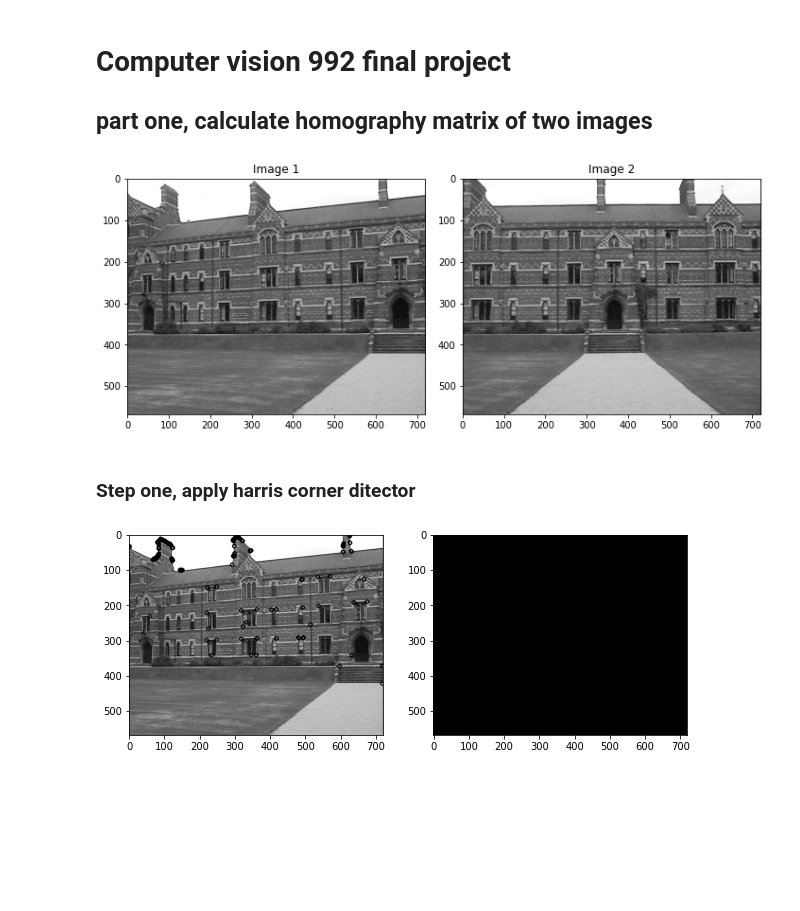
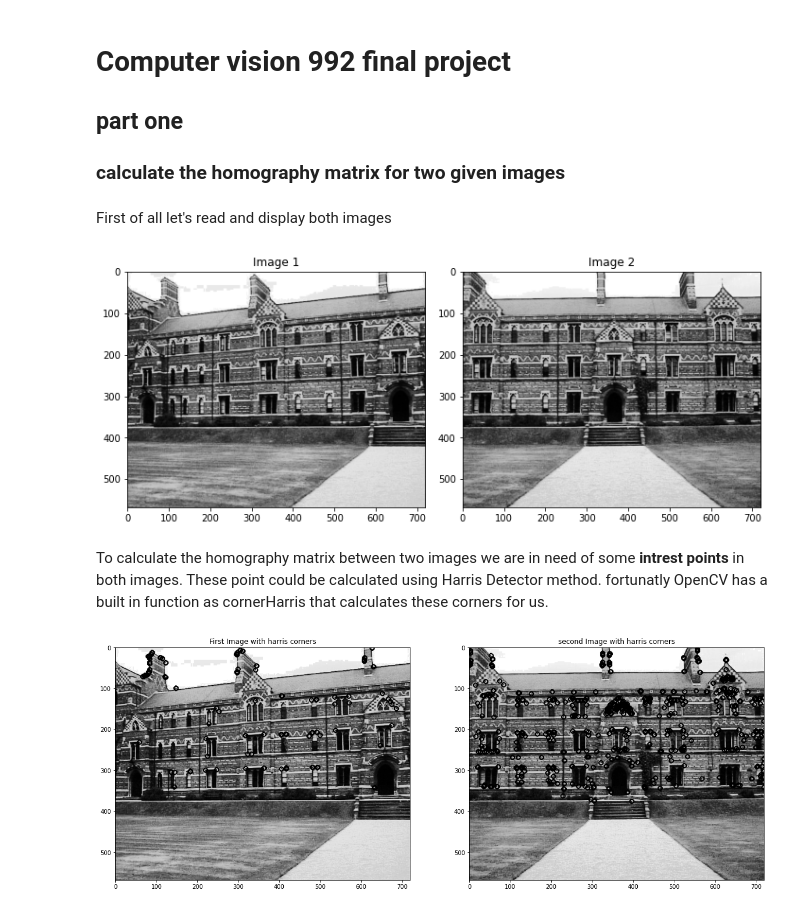
Before and after one commit to mralinp/computer-vision-992, a Jupyter notebook: project/homography-matrix.ipynb, the cells around one changed output. Drawn from its saved outputs; the diff is of its cells as text; code cells hidden in the pictures; blank space fills up the shorter version.

Commit message:
added intrest points

```diff
--- a/project/homography-matrix.ipynb
+++ b/project/homography-matrix.ipynb
@@ -1,13 +1,18 @@
 # %% [markdown]
 # Computer vision 992 final project
-## part one, calculate homography matrix of two images
+## part one
+### calculate the homography matrix for two given images
 # %%
 import cv2 as cv
 import numpy as np
 import matplotlib.pyplot as plt
+# %% [markdown]
+First of all let's read and display both images
 # %%
 img1 = cv.imread("./images/building1.jpg", cv.IMREAD_GRAYSCALE)
 img2 = cv.imread("./images/building2.jpg", cv.IMREAD_GRAYSCALE)
+img1 = cv.equalizeHist(img1)
+img2 = cv.equalizeHist(img2)
 plt.figure(figsize=(10,10))
 plt.subplot(1,2,1)
 plt.imshow(img1, cmap="gray")
@@ -18,43 +23,52 @@ plt.title("Image 2")
 plt.tight_layout()
 plt.show()
 # %% [output]
-[figure, old version]
+[figure, new version]
-# %% [markdown]
-### Step one, apply harris corner ditector
+# %% [markdown]
+To calculate the homography matrix between two images we are in need of some **intrest points** in both images. These point could be calculated using Harris Detector method. fortunatly OpenCV has a built in function as cornerHarris that calculates these corners for us.
 # %%
-threshold = 85
+# Thresholds
+threshold = 110
 # Detector parameters
 blockSize = 2
 apertureSize = 3
 k = 0.04
 # Detecting corners
 dst1 = cv.cornerHarris(img1, blockSize, apertureSize, k)
 dst2 = cv.cornerHarris(img2, blockSize, apertureSize, k)
 # Normalizing
 dst_norm1 = np.empty(dst1.shape, dtype=np.float32)
 dst_norm2 = np.empty(dst2.shape, dtype=np.float32)
-
-cv.normalize(dst1, dst_norm1, alpha=0, beta=255, norm_type=cv.NORM_MINMAX)
-cv.normalize(dst2, dst_norm2, alpha=0, beta=255, norm_type=cv.NORM_MINMAX)
+# Normalization
+dst_norm1 = cv.normalize(dst1, dst_norm1, alpha=0, beta=255, norm_type=cv.NORM_MINMAX)
+dst_norm2 = cv.normalize(dst2, dst_norm2, alpha=0, beta=255, norm_type=cv.NORM_MINMAX)
 
 dst_norm_scaled1 = cv.convertScaleAbs(dst_norm1)
 dst_norm_scaled2 = cv.convertScaleAbs(dst_norm2)
 
-# Drawing a circle around corners
+img1_cpy = np.array(img1)
+img2_cpy = np.array(img2)
+
+# Drawing a circle around corners around first image
 for i in range(dst_norm1.shape[0]):
     for j in range(dst_norm1.shape[1]):
-        if int(dst_norm1[i,j]) > threshold:
-            cv.circle(img1, (j,i), 5, (0), 2)
+        if dst_norm1[i,j] > threshold:
+            cv.circle(img1_cpy, (j,i), 5, (0), 2)
+
+# Drawing a circle around corners in second image
 for i in range(dst_norm2.shape[0]):
     for j in range(dst_norm2.shape[1]):
-        if int(dst_norm2[i,j]) > threshold:
-            cv.circle(img2, (j,i), 5, (0), 2)
+        if dst_norm2[i,j] > threshold:
+            cv.circle(img2_cpy, (j,i), 5, (0), 2)
+
 # Showing the result
-plt.figure(figsize=(10,10))
+plt.figure(figsize=(20,20))
 plt.subplot(1,2,1)
-plt.imshow(img1, cmap="gray")
+plt.imshow(img1_cpy, cmap="gray")
+plt.title("First Image with harris corners")
 plt.subplot(1,2,2)
-plt.imshow(img2, cmap="gray")
+plt.title("second Image with harris corners")
+plt.imshow(img2_cpy, cmap="gray")
 plt.show()
 # %% [output]
-[figure, old version]
+[figure, new version]
```
Also changed, not shown: parts of 2 cells of this notebook, 2 other files.
